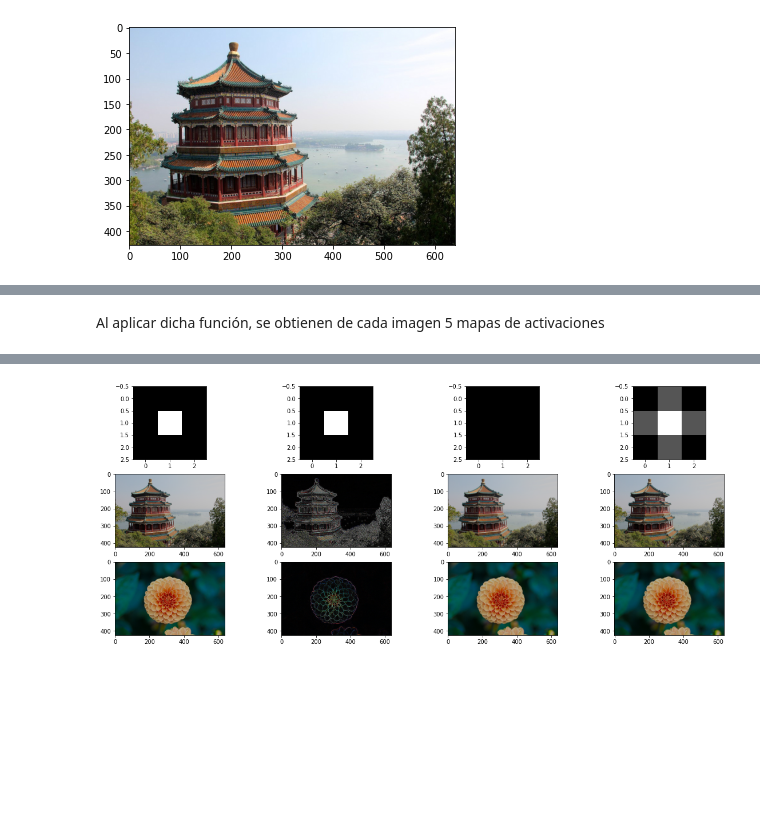
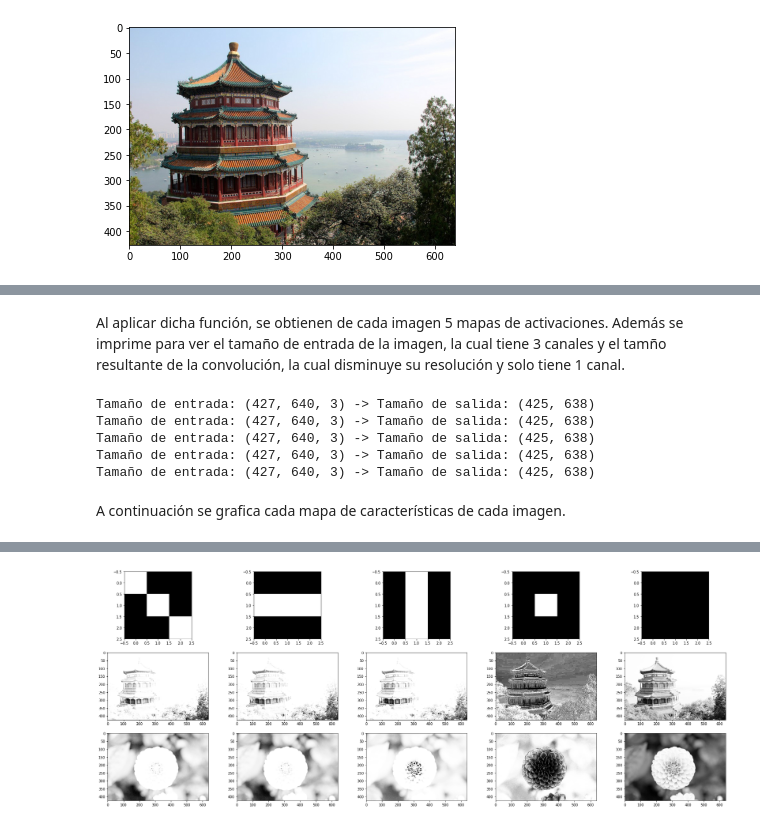
Before and after one commit to DanielAlonsoBastos/AprendizajeProfundo, a Jupyter notebook: tarea2-cnn-recurrentes-transferencia/1_convolucion.ipynb, the cells around one changed output, grey strips where cells are left out. Cells and saved outputs as stored; diff of their text form; code cells hidden in the pictures; blank space fills up the shorter version.

Commit message:
actualizacion ejercicio 1
se modifico la operacion de convolucion y se agrego el boton para abrir en colab

```diff
--- a/tarea2-cnn-recurrentes-transferencia/1_convolucion.ipynb
+++ b/tarea2-cnn-recurrentes-transferencia/1_convolucion.ipynb
@@ -103 +93,20 @@ b = np.zeros(len(kernels))
+# %%
+k_size = 3 # tamaño del kernel
+k_channels = 3 # numero de canales del kernel
+
+# identidad
+f_identity = np.array([[[1,0,0],[0,1,0],[0,0,1]]]*k_channels)
+# deteccion de bordes
+f_edges = np.array([[[-1,-1,-1],[-1,8,-1],[-1,-1,-1]]]*k_channels)
+# bordes horizontal
+f_horizontal = np.array([[[0,0,0],[1,1,1],[0,0,0]]]*k_channels)
+# bordes vericales
+f_vertical = np.array([[[0,1,0],[0,1,0],[0,1,0]]]*k_channels)
+# blur
+f_blur = (1/k_size**2) * np.ones((k_size, k_size, k_channels))
+
+# listas con los filtros
+kernels = [f_identity, f_horizontal, f_vertical, f_edges, f_blur]
+
+b = np.zeros(len(kernels))
 # %% [markdown]
@@ -105,24 +114,32 @@ La siguiente función aplica cada uno de los distintos filtros descritos, tal qu
 # %%
-def multi_conv3d(I, kernels, b, stride=1, padding = 0):
+def multi_conv3d(I, kernels, b, stride=1, padding = 0, verbose = False):
   # numero de filtros
   activations = []
   #for kernel, i in enumerate(kernels):
   #  activations.append(conv3d(I, kernel, b[i], stride, padding))
   for i in range(len(kernels)):
-    activations.append(conv3d(I, kernels[i], b[i], stride, padding))
+    activations.append(conv3d(I, kernels[i], b[i], stride, padding, verbose))
 
   return np.array(activations)
-# %% [markdown]
-Al aplicar dicha función, se obtienen de cada imagen 5 mapas de activaciones
+# %% [markdown]
+Al aplicar dicha función, se obtienen de cada imagen 5 mapas de activaciones. Además se imprime para ver el tamaño de entrada de la imagen, la cual tiene 3 canales y el tamño resultante de la convolución, la cual disminuye su resolución y solo tiene 1 canal.
 # %%
-activations_1 = np.tanh(multi_conv3d(img1, kernels, b))
+activations_1 = np.tanh(multi_conv3d(img1, kernels, b, verbose = True))
 activations_2 = np.tanh(multi_conv3d(img2, kernels, b))
+# %% [output]
+Tamaño de entrada: (427, 640, 3) -> Tamaño de salida: (425, 638)
+Tamaño de entrada: (427, 640, 3) -> Tamaño de salida: (425, 638)
+Tamaño de entrada: (427, 640, 3) -> Tamaño de salida: (425, 638)
+Tamaño de entrada: (427, 640, 3) -> Tamaño de salida: (425, 638)
+Tamaño de entrada: (427, 640, 3) -> Tamaño de salida: (425, 638)
+# %% [markdown]
+A continuación se grafica cada mapa de características de cada imagen.
 # %%
-fig, ax = plt.subplots(3, len(kernels),figsize=(20, 8))
+fig, ax = plt.subplots(3, len(kernels),figsize=(32, 12))
 for i in range(len(kernels)):
-  ax[0,i].imshow(kernels[i], cmap='gray')
-  ax[1,i].imshow(activations_1[i])
-  ax[2,i].imshow(activations_2[i])
+  ax[0,i].imshow(kernels[i][0], cmap='gray')
+  ax[1,i].imshow(activations_1[i], cmap='gray')
+  ax[2,i].imshow(activations_2[i], cmap='gray')
 
 plt.show()
 # %% [output]
@@ -131 +146 @@ WARNING:matplotlib.image:Clipping input data to the valid range for imshow with
-[figure, old version]
+[figure, new version]
```
Also changed, not shown: parts of 8 cells of this notebook.
